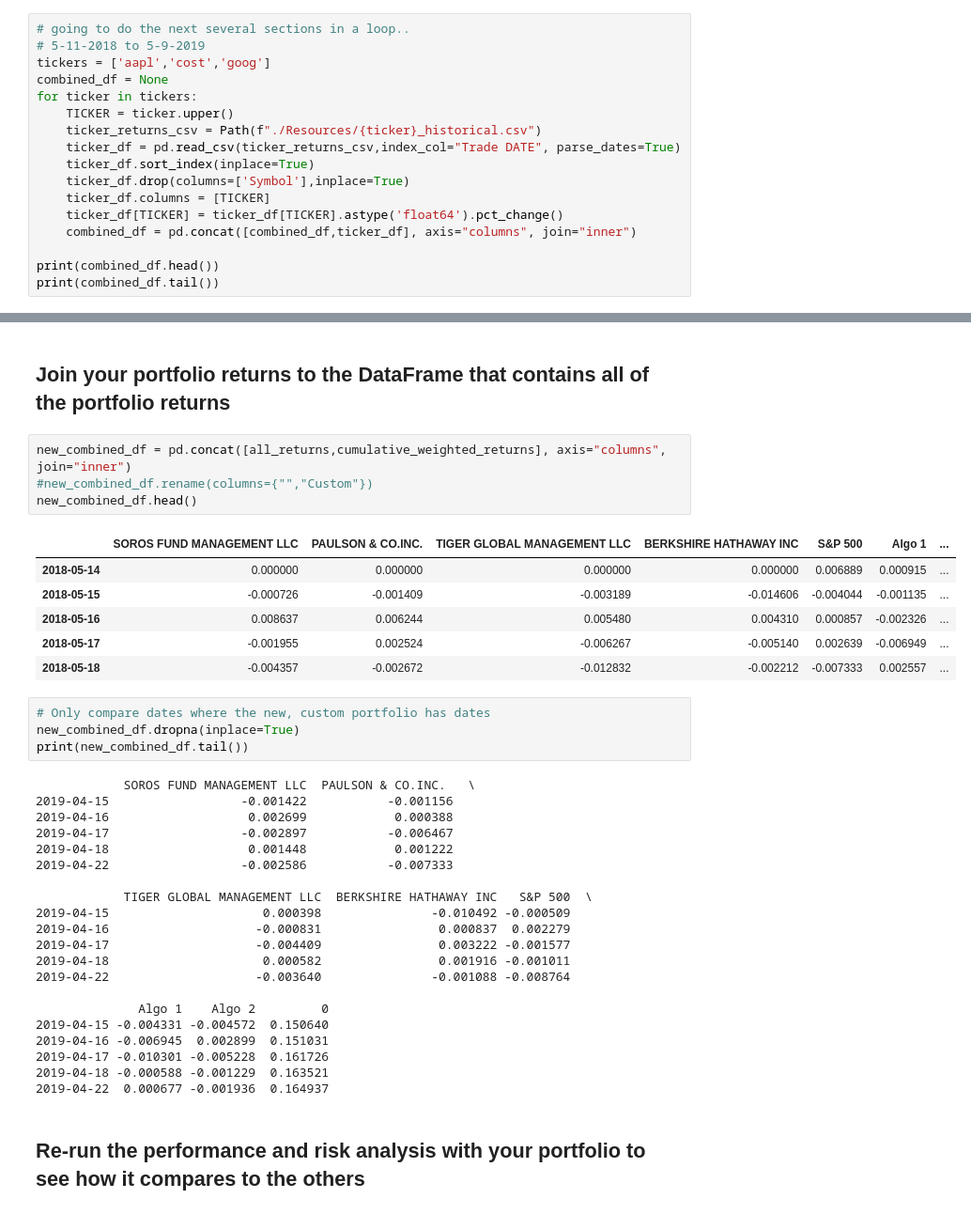
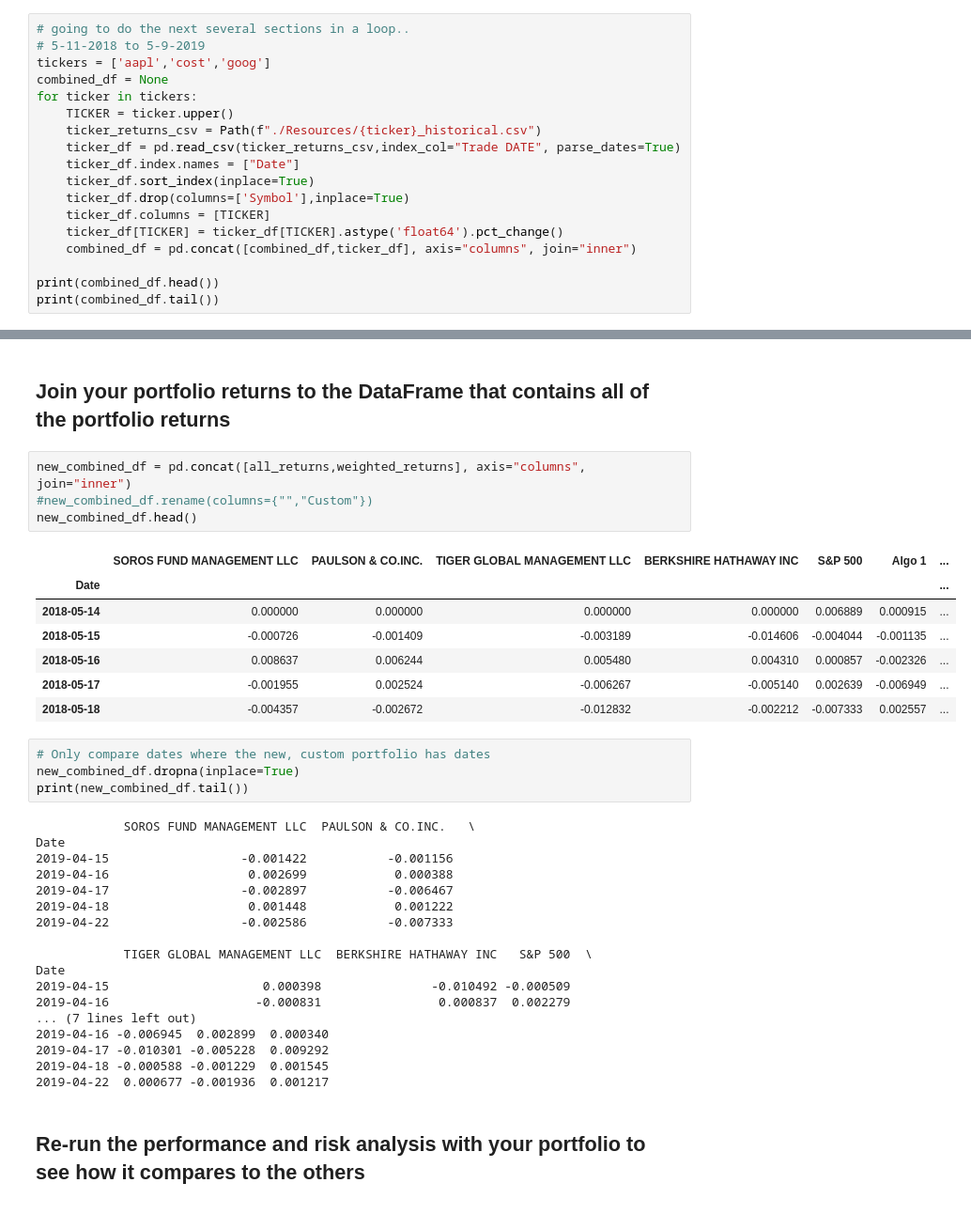
Before and after one commit to basobo/python-pandas, a Jupyter notebook: whale_analysis.ipynb, the cells around one changed output, grey strips where cells are left out. Shown: that part at 94% size. Drawn from its saved outputs; the diff is of its cells as text.

```diff
--- a/whale_analysis.ipynb
+++ b/whale_analysis.ipynb
@@ -439,6 +439,7 @@ for ticker in tickers:
     TICKER = ticker.upper()
     ticker_returns_csv = Path(f"./Resources/{ticker}_historical.csv")
     ticker_df = pd.read_csv(ticker_returns_csv,index_col="Trade DATE", parse_dates=True)
+    ticker_df.index.names = ["Date"]
     ticker_df.sort_index(inplace=True)
     ticker_df.drop(columns=['Symbol'],inplace=True)
     ticker_df.columns = [TICKER]
@@ -506,11 +509,12 @@ dtype: float64
 # %% [markdown]
 ## Join your portfolio returns to the DataFrame that contains all of the portfolio returns
 # %%
-new_combined_df = pd.concat([all_returns,cumulative_weighted_returns], axis="columns", join="inner")
+new_combined_df = pd.concat([all_returns,weighted_returns], axis="columns", join="inner")
 #new_combined_df.rename(columns={"","Custom"})
 new_combined_df.head()
 # %% [output]
 |  | SOROS FUND MANAGEMENT LLC | PAULSON & CO.INC. | TIGER GLOBAL MANAGEMENT LLC | BERKSHIRE HATHAWAY INC | S&P 500 | Algo 1 | ... |
+| Date |  |  |  |  |  |  | ... |
 | 2018-05-14 | 0.000000 | 0.000000 | 0.000000 | 0.000000 | 0.006889 | 0.000915 | ... |
 | 2018-05-15 | -0.000726 | -0.001409 | -0.003189 | -0.014606 | -0.004044 | -0.001135 | ... |
 | 2018-05-16 | 0.008637 | 0.006244 | 0.005480 | 0.004310 | 0.000857 | -0.002326 | ... |
@@ -522,6 +526,7 @@ new_combined_df.dropna(inplace=True)
 print(new_combined_df.tail())
 # %% [output]
             SOROS FUND MANAGEMENT LLC  PAULSON & CO.INC.   \
+Date
 2019-04-15                  -0.001422           -0.001156
 2019-04-16                   0.002699            0.000388
 2019-04-17                  -0.002897           -0.006467
@@ -529,17 +534,13 @@ print(new_combined_df.tail())
 2019-04-22                  -0.002586           -0.007333
 
             TIGER GLOBAL MANAGEMENT LLC  BERKSHIRE HATHAWAY INC   S&P 500  \
+Date
 2019-04-15                     0.000398               -0.010492 -0.000509
 2019-04-16                    -0.000831                0.000837  0.002279
-2019-04-17                    -0.004409                0.003222 -0.001577
-2019-04-18                     0.000582                0.001916 -0.001011
-2019-04-22                    -0.003640               -0.001088 -0.008764
-
-              Algo 1    Algo 2         0
-2019-04-15 -0.004331 -0.004572  0.150640
-2019-04-16 -0.006945  0.002899  0.151031
-2019-04-17 -0.010301 -0.005228  0.161726
-2019-04-18 -0.000588 -0.001229  0.163521
-2019-04-22  0.000677 -0.001936  0.164937
+... (7 lines left out)
+2019-04-16 -0.006945  0.002899  0.000340
+2019-04-17 -0.010301 -0.005228  0.009292
+2019-04-18 -0.000588 -0.001229  0.001545
+2019-04-22  0.000677 -0.001936  0.001217
 # %% [markdown]
 ## Re-run the performance and risk analysis with your portfolio to see how it compares to the others
```
Also changed, not shown: parts of 8 cells of this notebook.
